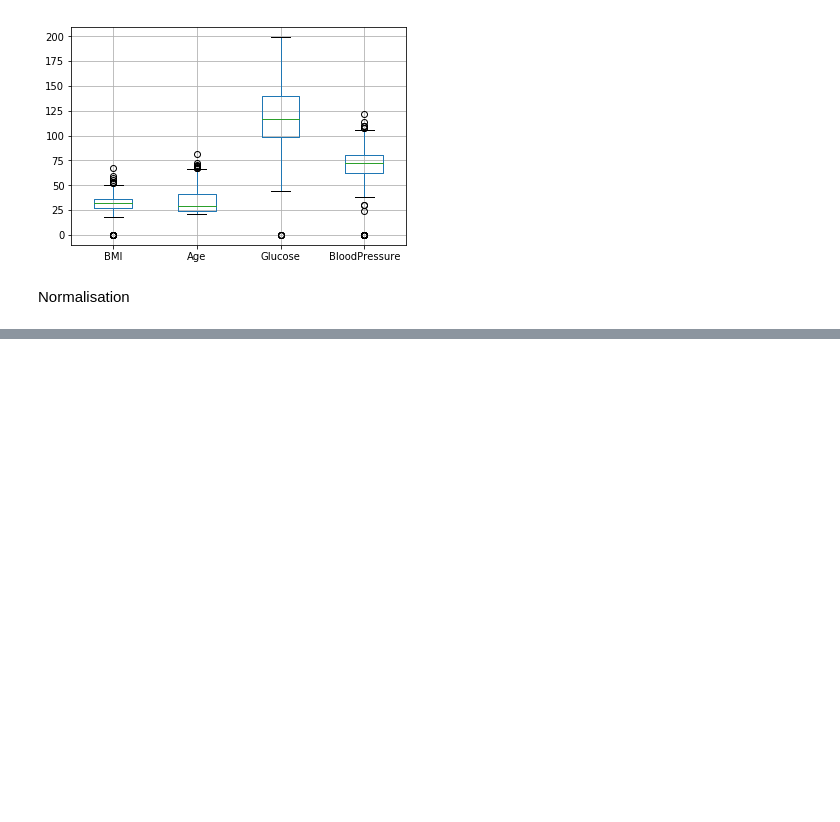
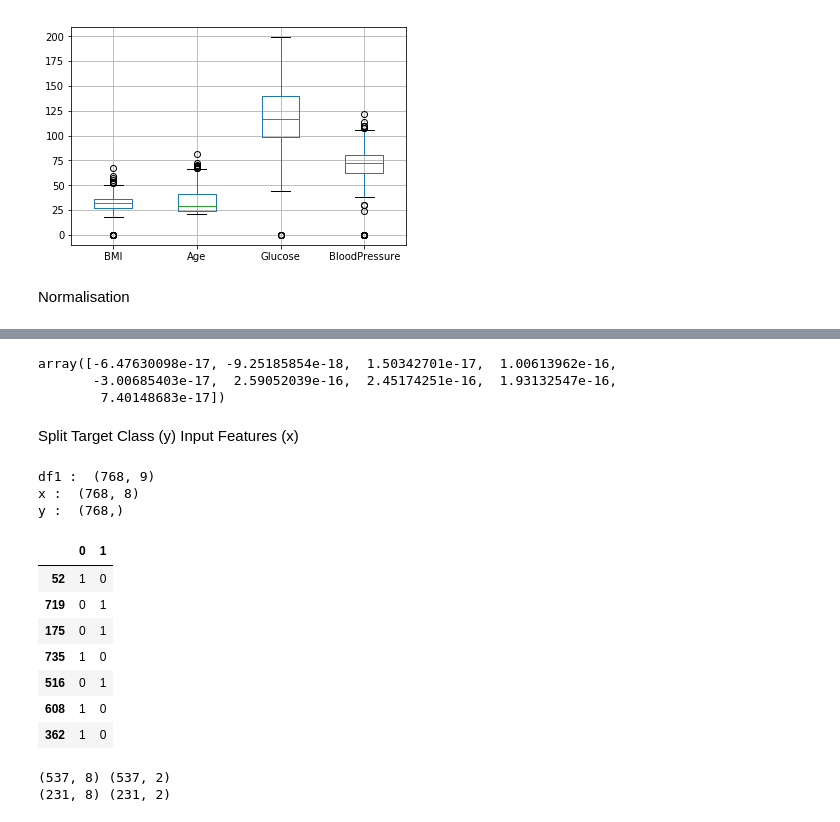
Before and after one commit to Dracovan/UTS_ML2019_ID13033360, a Jupyter notebook: Assignment_2.ipynb, the cells around one changed output, grey strips where cells are left out. Drawn from its saved outputs; the diff is of its cells as text; code cells hidden in the pictures; blank space fills up the shorter version.

```diff
--- a/Assignment_2.ipynb
+++ b/Assignment_2.ipynb
@@ -82,0 +142,46 @@ df1.describe()
+# %%
+ X_scaled.mean(axis=0)
+# %% [output]
+array([-6.47630098e-17, -9.25185854e-18,  1.50342701e-17,  1.00613962e-16,
+       -3.00685403e-17,  2.59052039e-16,  2.45174251e-16,  1.93132547e-16,
+        7.40148683e-17])
+# %% [markdown]
+Split
+Target Class (y)
+Input Features (x)
+# %%
+y = df1['Outcome']
+x = df1.drop(['Outcome'], axis=1)
+
+print ("df1 : ", df1.shape)
+print ("x : ",x.shape)
+print ("y : ",y.shape)
+# %% [output]
+df1 :  (768, 9)
+x :  (768, 8)
+y :  (768,)
+# %%
+y=pd.get_dummies(y)
+y.sample(7)
+# %% [output]
+|  | 0 | 1 |
+| 52 | 1 | 0 |
+| 719 | 0 | 1 |
+| 175 | 0 | 1 |
+| 735 | 1 | 0 |
+| 516 | 0 | 1 |
+| 608 | 1 | 0 |
+| 362 | 1 | 0 |
+# %%
+x_train, x_test, y_train, y_test = train_test_split(x,y, test_size=0.3)
+x_train = np.array(x_train).astype(np.float32)
+x_test  = np.array(x_test).astype(np.float32)
+y_train = np.array(y_train).astype(np.float32)
+y_test  = np.array(y_test).astype(np.float32)
+
+
+print(x_train.shape, y_train.shape)
+print(x_test.shape, y_test.shape)
+# %% [output]
+(537, 8) (537, 2)
+(231, 8) (231, 2)
```
Also changed, not shown: parts of 14 cells of this notebook.
